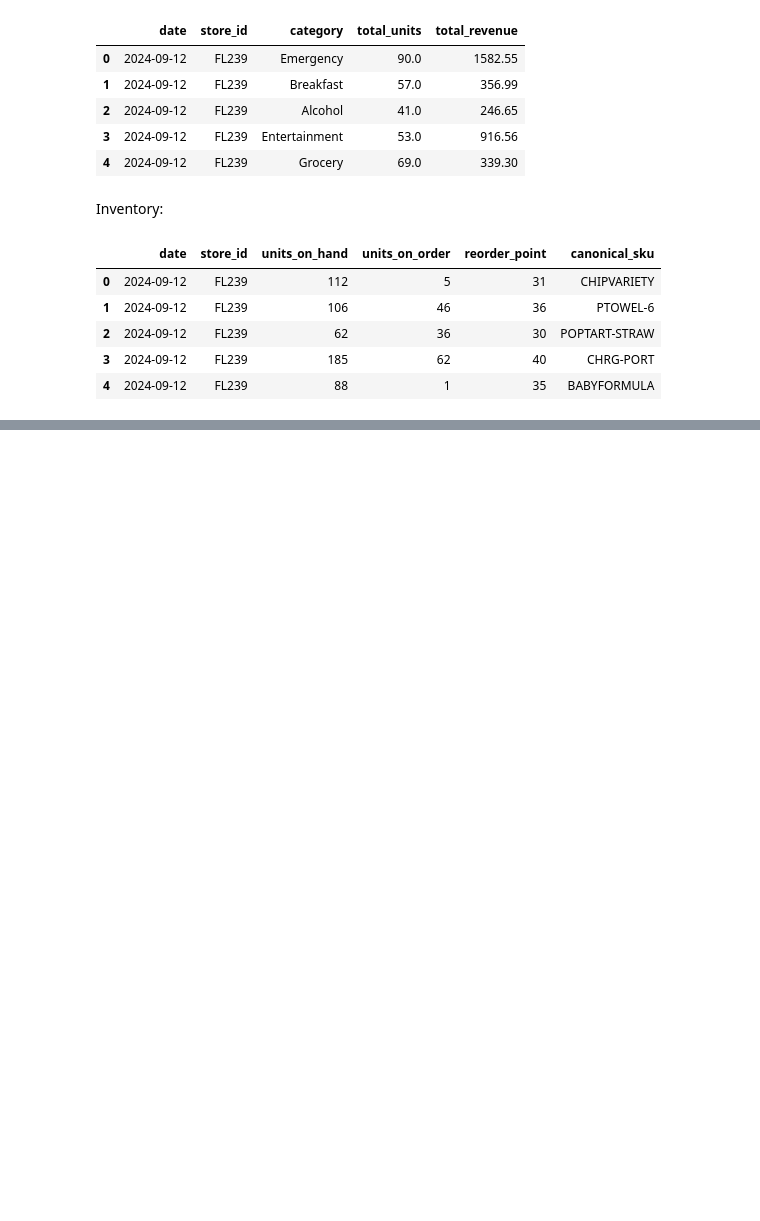
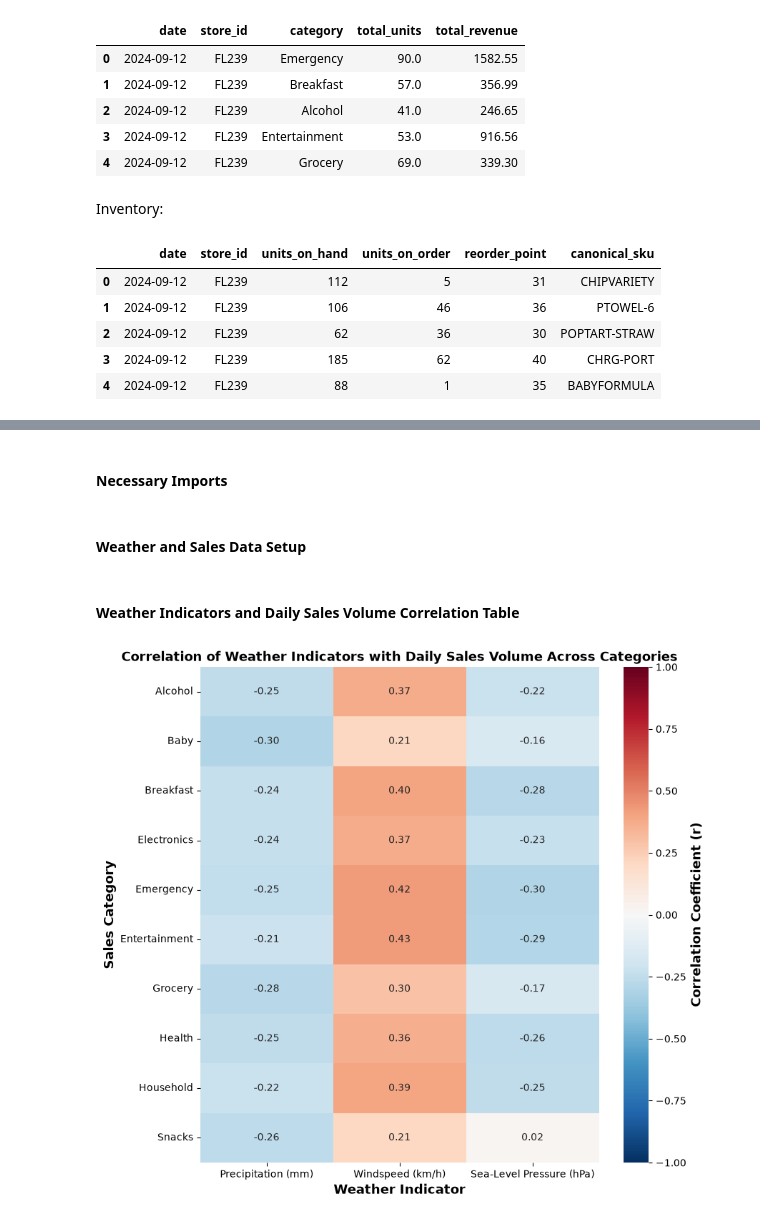
Before and after one commit to mayajdias/walmart-hurricane-project, a Jupyter notebook: notebooks/team_notebook.ipynb, the cells around one changed output, grey strips where cells are left out. Drawn from its saved outputs; the diff is of its cells as text; code cells hidden in the pictures; blank space fills up the shorter version.

Commit message:
Completed Weather API + Join and Analysis Question 3

```diff
--- a/notebooks/team_notebook.ipynb
+++ b/notebooks/team_notebook.ipynb
@@ -1557,0 +1598,10 @@ inventory_clean.head()
+# %%
+try:
+    weather = weather_retrieval('2024-09-01', '2024-09-30')
+    print('Weather retrieval succeeded.')
+except requests.RequestException as err:
+    print('API call failed:', err)
+    weather = FALLBACK
+print('Weather source used:', weather['source'].iloc[0])
+weather_sales_table = weather_sales_join(walmart_transactions_cleaned, weather)
+weather_sales_table.head()
@@ -1557,0 +1629,2 @@ inventory_clean.head()
+# %% [markdown]
+#### Necessary Imports
@@ -1557,0 +1634,30 @@ inventory_clean.head()
+# %% [markdown]
+#### Weather and Sales Data Setup
+# %%
+daily_sales = weather_sales_table.groupby(['date', 'canonical_category'], as_index = False).agg(orders = ('transaction_id', 'nunique'), precipitation_sum = ('precipitation_sum', 'first'), windspeed_10m_max = ('windspeed_10m_max', 'first'), pressure_msl_mean = ('pressure_msl_mean', 'first'))
+weather_indicators = ['precipitation_sum', 'windspeed_10m_max', 'pressure_msl_mean']
+sales_categories = daily_sales['canonical_category'].unique()
+lag_range = range(0,5)
+
+correlation_frame = pd.DataFrame(index = sales_categories, columns = weather_indicators, dtype = float)
+lag_frame = pd.DataFrame(index = lag_range, columns = sales_categories, dtype = float)
+
+for sales_category in sales_categories:
+    category_sales = daily_sales[daily_sales['canonical_category'] == sales_category].sort_values('date')
+    for weather_indicator in weather_indicators:
+        correlation_frame.loc[sales_category, weather_indicator] = (category_sales['orders'].corr(category_sales[weather_indicator]))
+    for lag in lag_range:
+        lag_frame.loc[lag, sales_category] = (category_sales['orders'].corr(category_sales['windspeed_10m_max'].shift(-lag)))
+# %% [markdown]
+#### Weather Indicators and Daily Sales Volume Correlation Table
+# %%
+plt.figure(figsize = (9,9))
+heatmap = sns.heatmap(correlation_frame, annot = True, fmt = '.2f', cmap = 'RdBu_r', vmin = -1, vmax = 1, xticklabels = ['Precipitation (mm)', 'Windspeed (km/h)', 'Sea-Level Pressure (hPa)'])
+heat_bar = heatmap.collections[0].colorbar
+heat_bar.set_label('Correlation Coefficient (r)', fontsize = 13, fontweight = 'bold')
+plt.title('Correlation of Weather Indicators with Daily Sales Volume Across Categories', fontsize = 13, fontweight = 'bold')
+plt.xlabel('Weather Indicator', fontsize = 13, fontweight = 'bold')
+plt.ylabel('Sales Category', fontsize = 13, fontweight = 'bold')
+plt.show()
+# %% [output]
+[figure, added]
```
Also changed, not shown: parts of 69 cells of this notebook, 2 other files.
